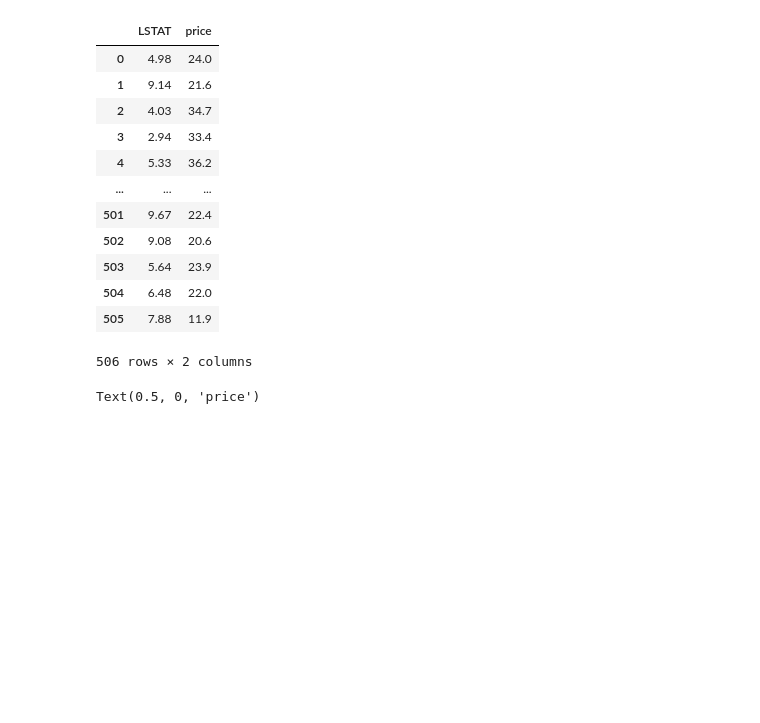
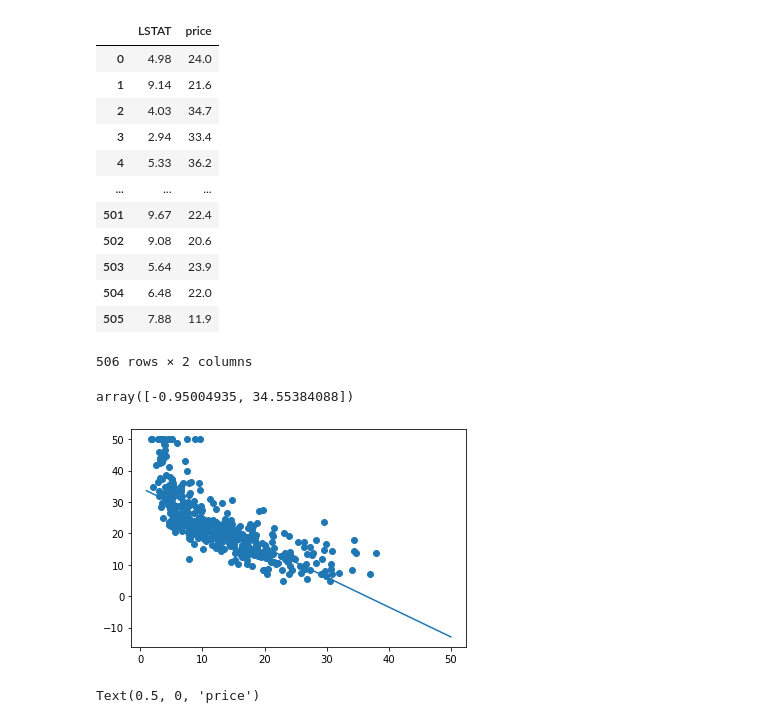
Before and after one commit to vvbshvv/12.22-, a Jupyter notebook: boston.ipynb, the cells around one changed output. Drawn from its saved outputs; the diff is of its cells as text; code cells hidden in the pictures; blank space fills up the shorter version.

```diff
--- a/boston.ipynb
+++ b/boston.ipynb
@@ -90,6 +90,17 @@ df2
 | 504 | 6.48 | 22.0 |
 | 505 | 7.88 | 11.9 |
 506 rows × 2 columns
+# %%
+poly = np.polyfit(df2.LSTAT, df2.price,1)
+poly
+# %% [output]
+array([-0.95004935, 34.55384088])
+# %%
+plt.scatter(df2.LSTAT, df2.price)
+plt.plot([1,50],[1*poly[0]+poly[1], 50*poly[0]+poly[1]])
+plt.show()
+# %% [output]
+[figure, added]
 # %%
 plt.figure(figsize=(12,12)) #이상치 최소화 해주는 robustscaler도 써보자
 plt.subplot(121)
```
Also changed, not shown: parts of 1 cell of this notebook, 1 other file.
